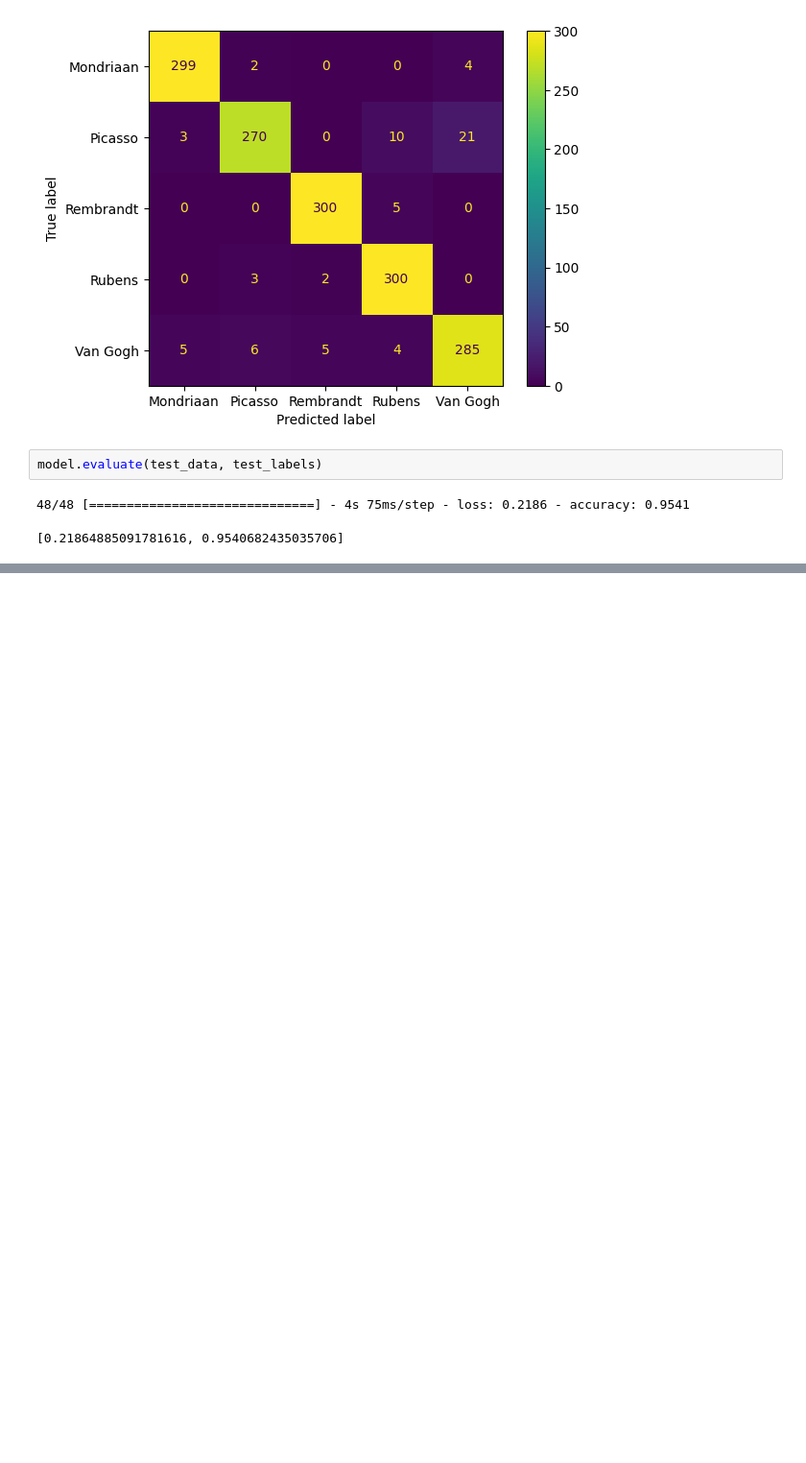
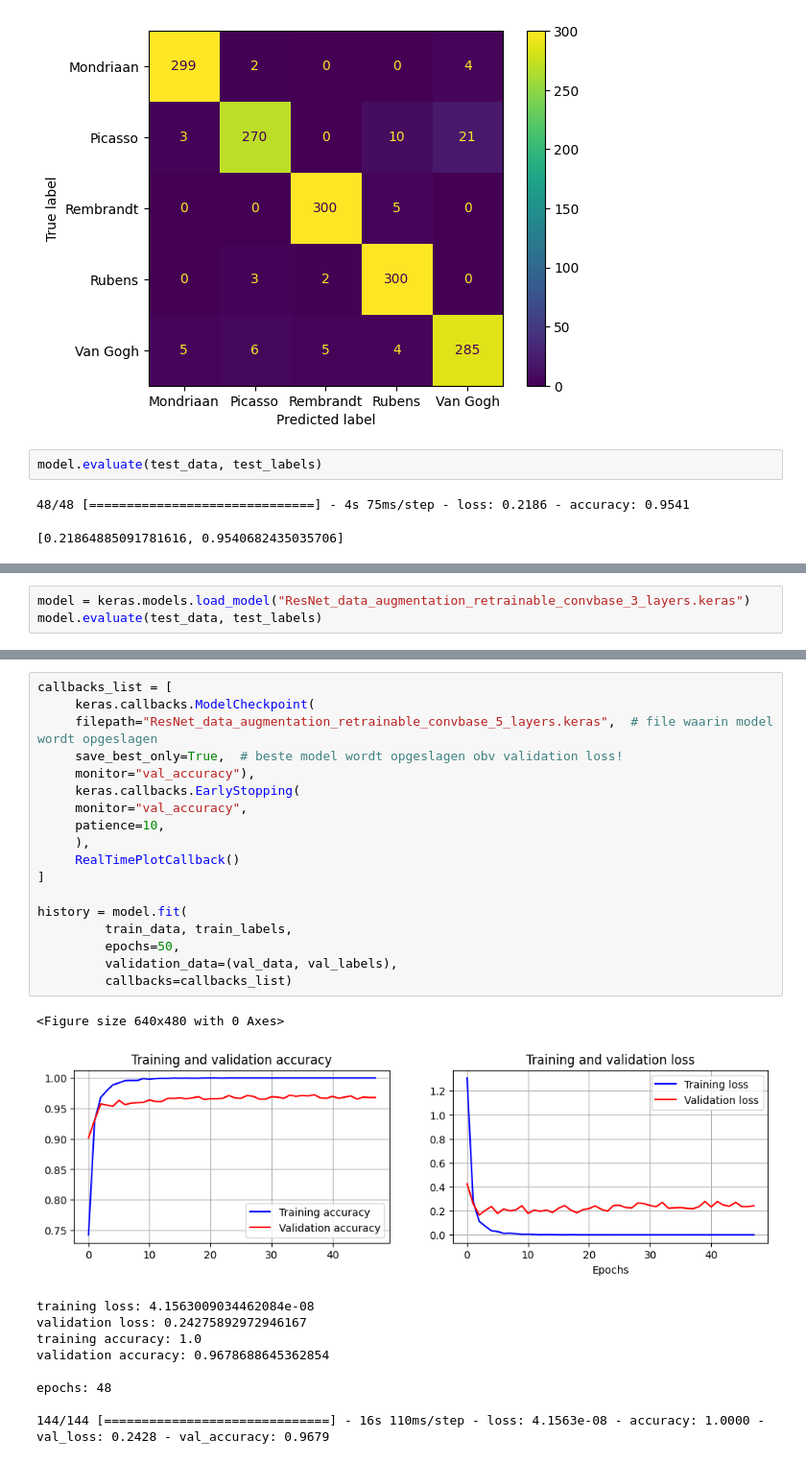
Before and after one commit to MichelDekiere/Opdracht-schilders, a Jupyter notebook: 4. Eigen Modellen/4.2 CNN met transfer learning/opstellen transfer learning model.ipynb, the cells around one changed output, grey strips where cells are left out. Shown at 96% size. Drawn from its saved outputs; the diff is of its cells as text; blank space fills up the shorter version.

```diff
--- a/4. Eigen Modellen/4.2 CNN met transfer learning/opstellen transfer learning model.ipynb
+++ b/4. Eigen Modellen/4.2 CNN met transfer learning/opstellen transfer learning model.ipynb
@@ -394,0 +471,3 @@ Ik verkies het model met de hogere accuracy en de ietwat hogere loss (model met
+# %%
+model = keras.models.load_model("ResNet_data_augmentation_retrainable_convbase_3_layers.keras")
+model.evaluate(test_data, test_labels)
@@ -394,0 +516,29 @@ Ik verkies het model met de hogere accuracy en de ietwat hogere loss (model met
+# %%
+callbacks_list = [
+     keras.callbacks.ModelCheckpoint(
+     filepath="ResNet_data_augmentation_retrainable_convbase_5_layers.keras",  # file waarin model wordt opgeslagen
+     save_best_only=True,  # beste model wordt opgeslagen obv validation loss!
+     monitor="val_accuracy"),
+     keras.callbacks.EarlyStopping(
+     monitor="val_accuracy",
+     patience=10,
+     ),
+     RealTimePlotCallback()
+]
+
+history = model.fit(
+         train_data, train_labels,
+         epochs=50,
+         validation_data=(val_data, val_labels),
+         callbacks=callbacks_list)
+# %% [output]
+<Figure size 640x480 with 0 Axes>
+[figure, added]
+training loss: 4.1563009034462084e-08
+validation loss: 0.24275892972946167
+training accuracy: 1.0
+validation accuracy: 0.9678688645362854
+
+epochs: 48
+
+144/144 [==============================] - 16s 110ms/step - loss: 4.1563e-08 - accuracy: 1.0000 - val_loss: 0.2428 - val_accuracy: 0.9679
```
Also changed, not shown: parts of 20 cells of this notebook.
